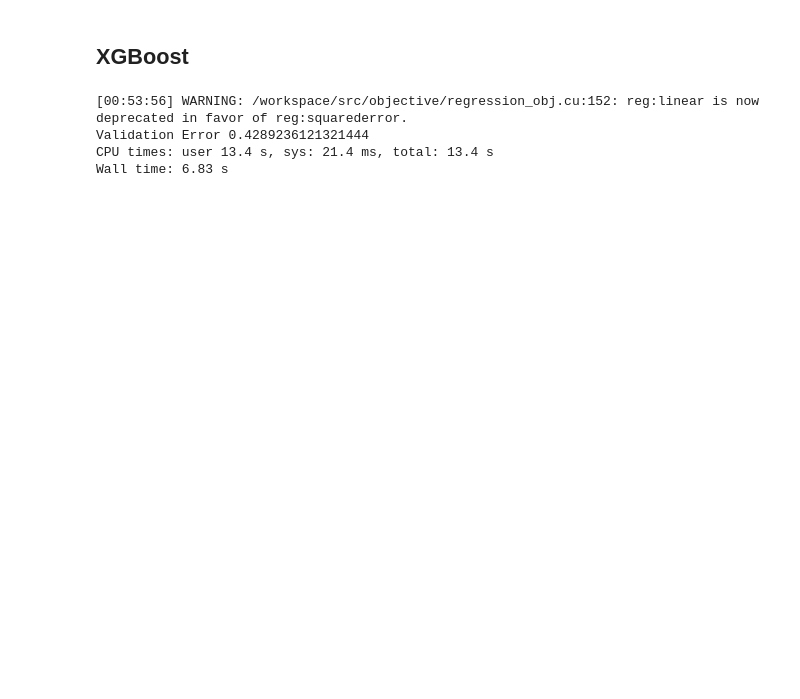
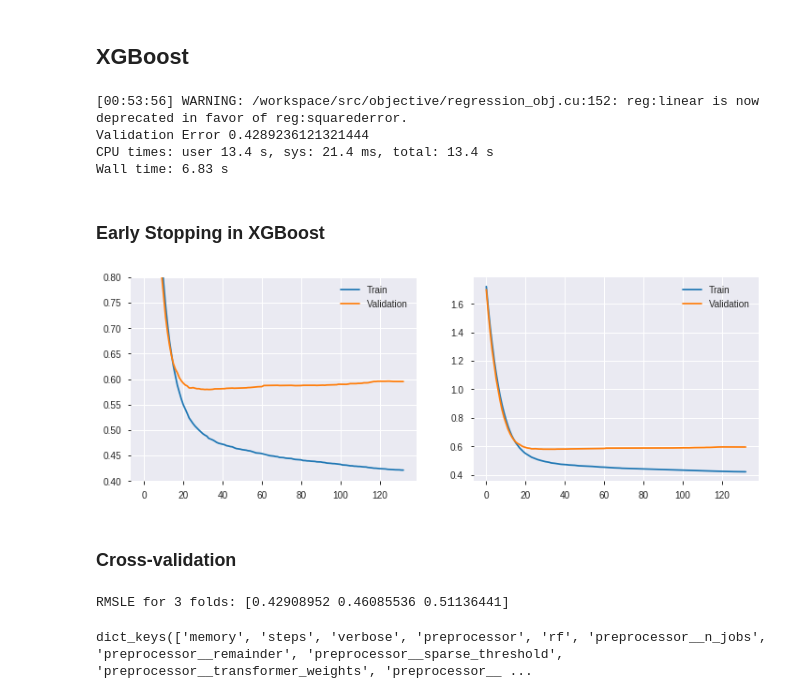
Before and after one commit to LambdaSchool/DEPRECATED-DS-Unit-2-Applied-Modeling, a Jupyter notebook: module1-log-linear-regression/log_linear_regression.ipynb, the cells around one changed output. Saved outputs shown, nothing was run; the diff lists cells and outputs as text; code cells hidden in the pictures; blank space fills up the shorter version.

```diff
--- a/module1-log-linear-regression/log_linear_regression.ipynb
+++ b/module1-log-linear-regression/log_linear_regression.ipynb
@@ -811,6 +817,8 @@ print('Validation Error', rmse(np.log1p(y_val), pred_val))
 Validation Error 0.4289236121321444
 CPU times: user 13.4 s, sys: 21.4 ms, total: 13.4 s
 Wall time: 6.83 s
+# %% [markdown]
+### Early Stopping in XGBoost
 # %%
 %%time
 
@@ -846,3 +854,39 @@ Validation Error 0.492939812246325
 CPU times: user 3.54 s, sys: 63.1 ms, total: 3.6 s
 Wall time: 2.29 s
 """
+# %%
+rmse_train = pipeline['xgb'].evals_result()['validation_0']['rmse']
+rmse_val = pipeline['xgb'].evals_result()['validation_1']['rmse']
+epoch = range(len(rmse_train))
+
+plt.figure(figsize=(12,4))
+plt.subplot(1,2,1)
+plt.plot(epoch, rmse_train, label='Train')
+plt.plot(epoch, rmse_val, label='Validation')
+plt.ylim((0.4, 0.8))
+plt.legend();
+plt.subplot(1,2,2)
+plt.plot(epoch, rmse_train, label='Train')
+plt.plot(epoch, rmse_val, label='Validation')
+plt.legend();
+# %% [output]
+[figure, added]
+# %% [markdown]
+### Cross-validation
+# %%
+pipeline = Pipeline(steps=[('preprocessor', preprocessor),
+                           ('rf', RandomForestRegressor(n_estimators=100, random_state=5, n_jobs=-1,
+#                                                         max_depth=max_depth,
+                                                        oob_score=True,)),
+                          ])
+k = 3
+groups = train['tube_assembly_id']
+scores = cross_val_score(pipeline, X_train, np.log1p(y_train), cv=k,
+                         scoring='neg_mean_squared_error', groups=groups)
+print(f'RMSLE for {k} folds:', np.sqrt(-scores))
+# %% [output]
+RMSLE for 3 folds: [0.42908952 0.46085536 0.51136441]
+# %%
+pipeline.get_params().keys()
+# %% [output]
+dict_keys(['memory', 'steps', 'verbose', 'preprocessor', 'rf', 'preprocessor__n_jobs', 'preprocessor__remainder', 'preprocessor__sparse_threshold', 'preprocessor__transformer_weights', 'preprocessor__ ...
```
Also changed, not shown: parts of 31 cells of this notebook.
